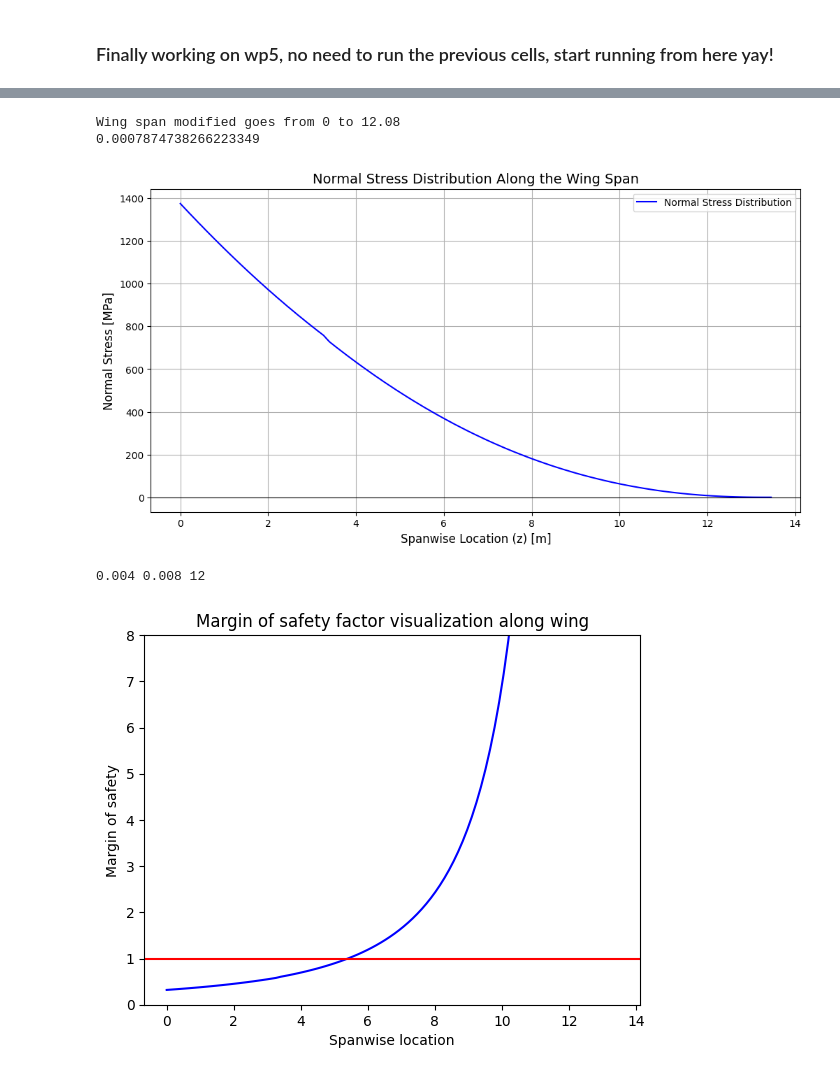
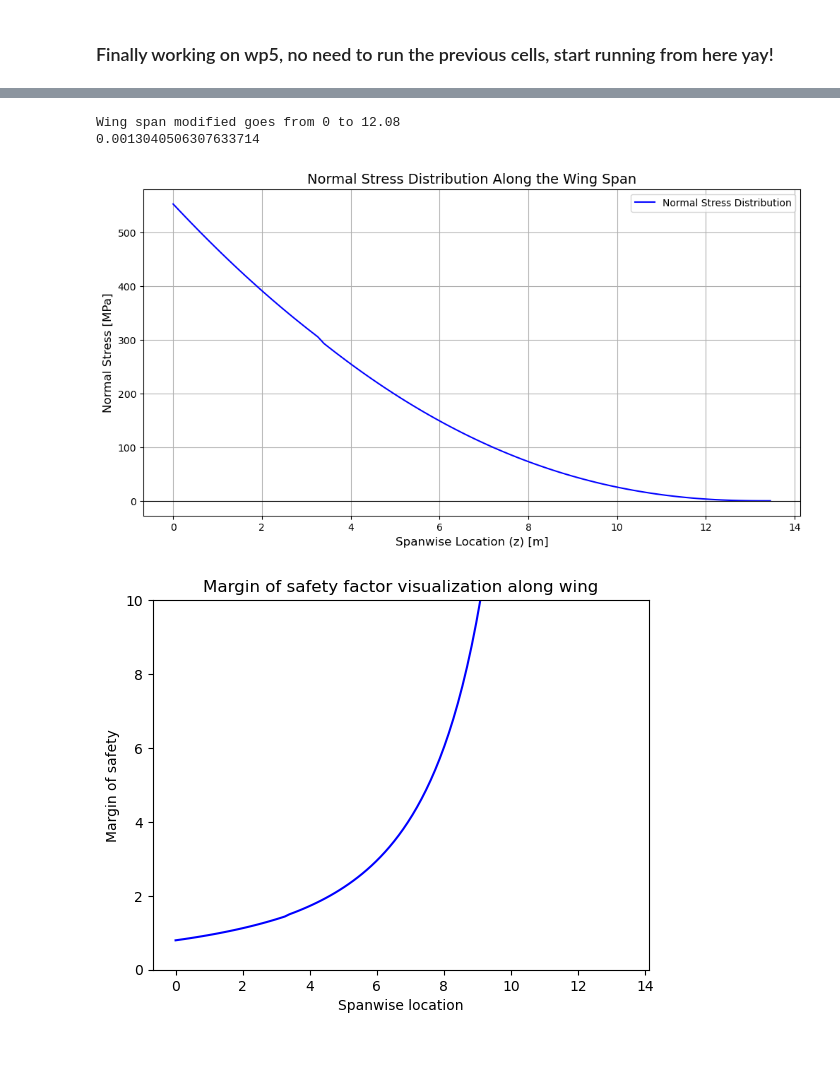
Before and after one commit to federicoangioni/AE2111-I-Aerospace-System-Design, a Jupyter notebook: WP4-5/main_faster.ipynb, the cells around one changed output, grey strips where cells are left out. Cells and saved outputs as stored; diff of their text form; code cells hidden in the pictures.

```diff
--- a/WP4-5/main_faster.ipynb
+++ b/WP4-5/main_faster.ipynb
@@ -214,14 +231,14 @@ from wp4_2 import WingBox
 from variables import *
 import matplotlib.pyplot as plt
 
-# t_caps = 0.008
-# t_spar = 0.008
+t_caps = 0.008
+t_spar = 0.008
 
-# area_factor = 12
+area_factor = 12
 
 wingbox = WingBox(c_r= c_r, c_t = None, wingspan=b, area_factor_flanges=area_factor, intersection= intersection, tr= tr, t_spar= t_spar, t_caps= t_caps)
 
-#stringers = [24, 1, 'L', {'base': 30e-3, 'height': 30e-3, 'thickness base': 2e-3, 'thickness height': 2e-3}]
+stringers = [24, 1, 'L', {'base': 30e-3, 'height': 30e-3, 'thickness base': 2e-3, 'thickness height': 2e-3}]
 
 def x_func(z):
     return 0 * z
@@ -284,7 +301,7 @@ def calculate_stress_distribution(z_points, x_func, y_func, Mx_func, My_func, Ax
         x = x_func(z)
         y = y_func(z)
         sigma_z = stress_z(Mx_func, My_func, Ax_func, Ixx_func, Iyy_func, Ixy_func, Area_func, z, x, y)
-        stress_distribution.append(sigma_z * 1.5)
+        stress_distribution.append(sigma_z)
 
         # print(y)
         # print(Mx_func(z))
@@ -325,38 +342,34 @@ def main():
     plt.grid(True)
     plt.legend()
     plt.show()
 
     def margin_of_safety(): # z = location along span
         margin_of_safety = 440000000/stress_distribution
         return margin_of_safety # should be greater than 1 everywhere, otherwise expect failure, can come close to 1 tho not lower
 
     MOS_tens_tab = []
     z_tab = []
 
     def graph_tension_MOS():
         z_values = np.linspace(1, 26.9/2, 1000)
         i=0
-        print(t_caps, t_spar, area_factor)
-
         for z in z_points:
             MOS_tens_tab.append(margin_of_safety()[i])
             z_tab.append(z)
             i+=1
         plt.plot(z_points, MOS_tens_tab, label="Normal Stress Distribution", color="blue")
-        plt.axhline(y=1, color='r')
         plt.title('Margin of safety factor visualization along wing')
         plt.xlabel('Spanwise location')
         plt.ylabel('Margin of safety')
-        plt.ylim(0, 8)  # Set the y-axis limits
+        plt.ylim(0, 10)  # Set the y-axis limits
         plt.show()
 
     graph_tension_MOS()
 
 if __name__ == "__main__":
     main()
 # %% [output]
 Wing span modified goes from 0 to 12.08
-0.0007874738266223349
+0.0013040506307633714
-[figure, old version]
+[figure, new version]
-0.004 0.008 12
-[figure, old version]
+[figure, new version]
```
Also changed, not shown: parts of 4 cells of this notebook.
